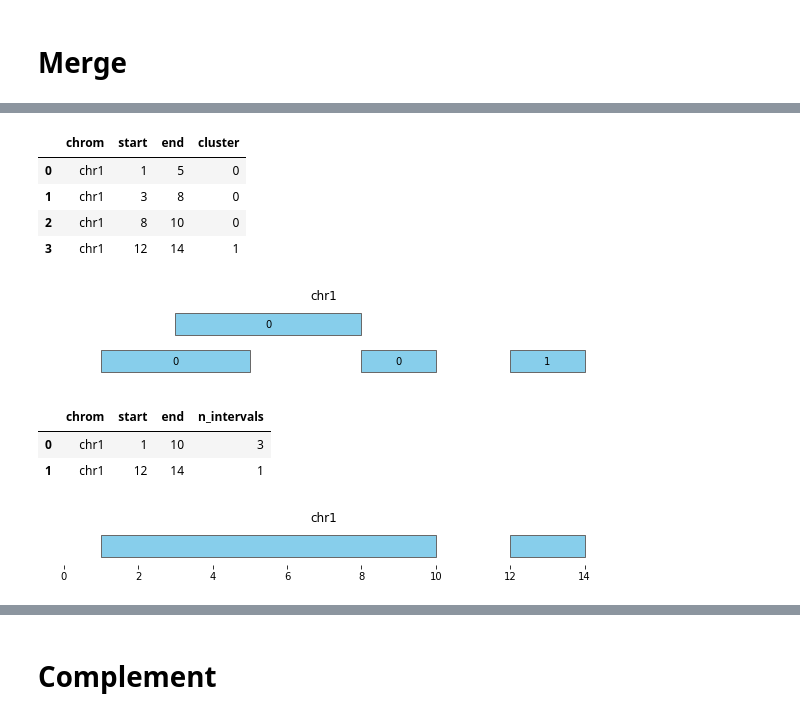
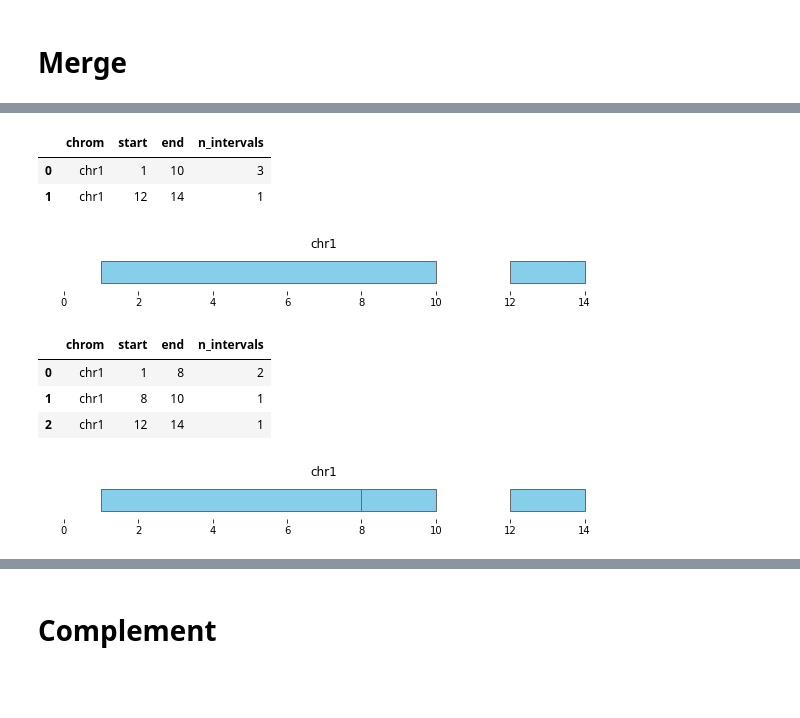
Before and after one commit to open2c/bioframe, a Jupyter notebook: docs/notebooks/intervals_tutorials.ipynb, the cells around one changed output, grey strips where cells are left out. Cells and saved outputs as stored; diff of their text form; code cells hidden in the pictures; blank space fills up the shorter version.

Commit message:
ops: split merge into merge and cluster

```diff
--- a/docs/notebooks/intervals_tutorials.ipynb
+++ b/docs/notebooks/intervals_tutorials.ipynb
@@ -75,19 +110,20 @@ bf.viz.plot_intervals(df1, show_coords=True)
 # %%
-df_annotated, df_merged = bf.merge(df1, min_dist=0)
-display(df_annotated)
-bf.viz.plot_intervals(df_annotated, labels=df_annotated['cluster'])
+df_merged = bf.merge(df1, min_dist=0)
+
+display(df_merged)
+bf.viz.plot_intervals(df_merged, show_coords=True)
 # %% [output]
-|  | chrom | start | end | cluster |
-| 0 | chr1 | 1 | 5 | 0 |
-| 1 | chr1 | 3 | 8 | 0 |
-| 2 | chr1 | 8 | 10 | 0 |
-| 3 | chr1 | 12 | 14 | 1 |
+|  | chrom | start | end | n_intervals |
+| 0 | chr1 | 1 | 10 | 3 |
+| 1 | chr1 | 12 | 14 | 1 |
-[figure, old version]
+[figure, new version]
 # %%
+df_merged = bf.merge(df1, min_dist=None)
 display(df_merged)
 bf.viz.plot_intervals(df_merged, show_coords=True)
 # %% [output]
 |  | chrom | start | end | n_intervals |
-| 0 | chr1 | 1 | 10 | 3 |
-| 1 | chr1 | 12 | 14 | 1 |
+| 0 | chr1 | 1 | 8 | 2 |
+| 1 | chr1 | 8 | 10 | 1 |
+| 2 | chr1 | 12 | 14 | 1 |
 [figure]
```
Also changed, not shown: parts of 8 cells of this notebook, 1 other file.
